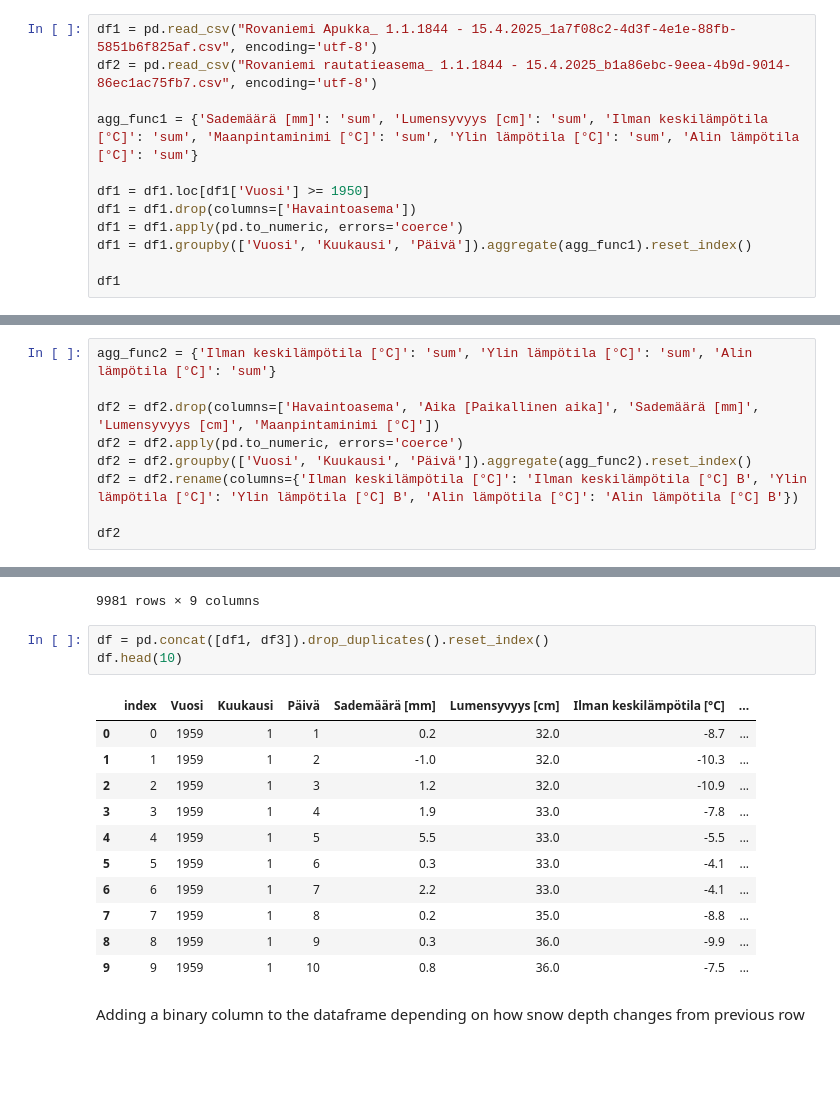
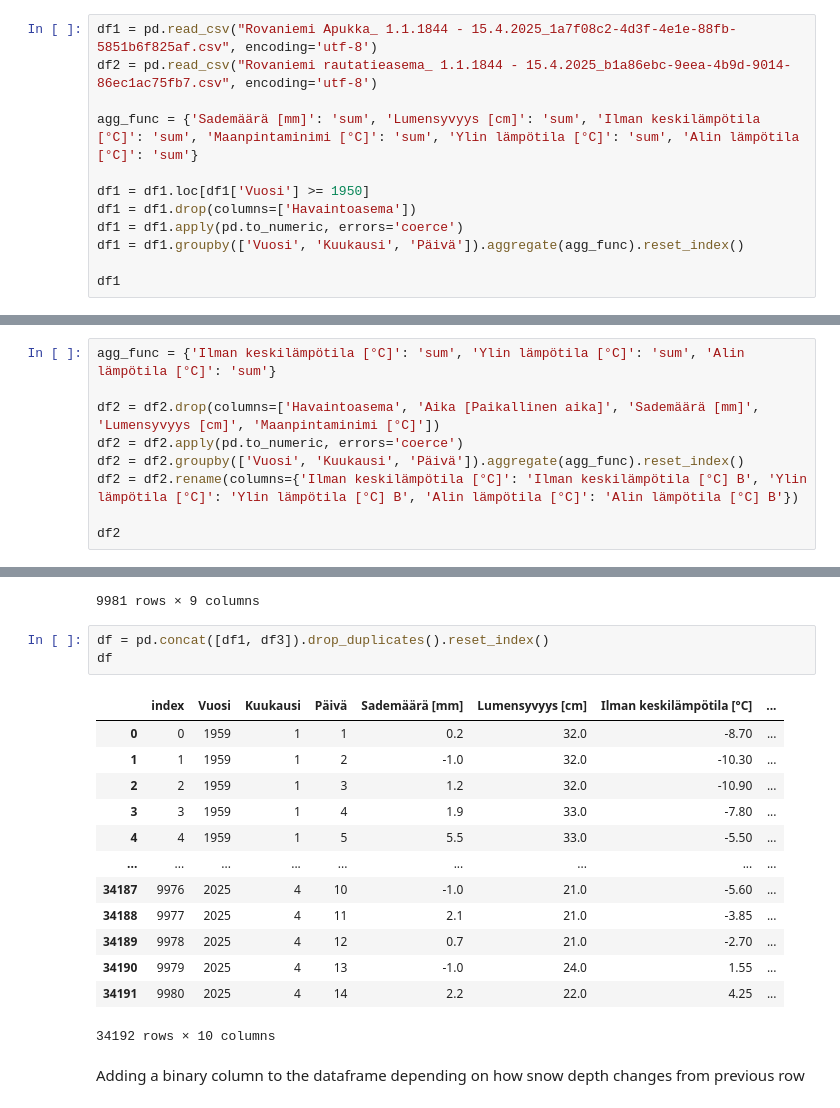
Before and after one commit to ValtsuL1/data-analytics, a Jupyter notebook: assignment_4/bonus.ipynb, the cells around one changed output, grey strips where cells are left out. Drawn from its saved outputs; the diff is of its cells as text; blank space fills up the shorter version.

```diff
--- a/assignment_4/bonus.ipynb
+++ b/assignment_4/bonus.ipynb
@@ -10,12 +10,12 @@ Data preprocessing and merging
 df1 = pd.read_csv("Rovaniemi Apukka_ 1.1.1844 - 15.4.2025_1a7f08c2-4d3f-4e1e-88fb-5851b6f825af.csv", encoding='utf-8')
 df2 = pd.read_csv("Rovaniemi rautatieasema_ 1.1.1844 - 15.4.2025_b1a86ebc-9eea-4b9d-9014-86ec1ac75fb7.csv", encoding='utf-8')
 
-agg_func1 = {'Sademäärä [mm]': 'sum', 'Lumensyvyys [cm]': 'sum', 'Ilman keskilämpötila [°C]': 'sum', 'Maanpintaminimi [°C]': 'sum', 'Ylin lämpötila [°C]': 'sum', 'Alin lämpötila [°C]': 'sum'}
+agg_func = {'Sademäärä [mm]': 'sum', 'Lumensyvyys [cm]': 'sum', 'Ilman keskilämpötila [°C]': 'sum', 'Maanpintaminimi [°C]': 'sum', 'Ylin lämpötila [°C]': 'sum', 'Alin lämpötila [°C]': 'sum'}
 
 df1 = df1.loc[df1['Vuosi'] >= 1950]
 df1 = df1.drop(columns=['Havaintoasema'])
 df1 = df1.apply(pd.to_numeric, errors='coerce')
-df1 = df1.groupby(['Vuosi', 'Kuukausi', 'Päivä']).aggregate(agg_func1).reset_index()
+df1 = df1.groupby(['Vuosi', 'Kuukausi', 'Päivä']).aggregate(agg_func).reset_index()
 
 df1
 # %% [output]
@@ -33,11 +33,11 @@ df1
 | 24211 | 2025 | 4 | 15 | 0.0 | 17.0 | 0.0 | ... |
 24212 rows × 9 columns
 # %%
-agg_func2 = {'Ilman keskilämpötila [°C]': 'sum', 'Ylin lämpötila [°C]': 'sum', 'Alin lämpötila [°C]': 'sum'}
+agg_func = {'Ilman keskilämpötila [°C]': 'sum', 'Ylin lämpötila [°C]': 'sum', 'Alin lämpötila [°C]': 'sum'}
 
 df2 = df2.drop(columns=['Havaintoasema', 'Aika [Paikallinen aika]', 'Sademäärä [mm]', 'Lumensyvyys [cm]', 'Maanpintaminimi [°C]'])
 df2 = df2.apply(pd.to_numeric, errors='coerce')
-df2 = df2.groupby(['Vuosi', 'Kuukausi', 'Päivä']).aggregate(agg_func2).reset_index()
+df2 = df2.groupby(['Vuosi', 'Kuukausi', 'Päivä']).aggregate(agg_func).reset_index()
 df2 = df2.rename(columns={'Ilman keskilämpötila [°C]': 'Ilman keskilämpötila [°C] B', 'Ylin lämpötila [°C]': 'Ylin lämpötila [°C] B', 'Alin lämpötila [°C]': 'Alin lämpötila [°C] B'})
 
 df2
@@ -79,19 +79,21 @@ df3
 9981 rows × 9 columns
 # %%
 df = pd.concat([df1, df3]).drop_duplicates().reset_index()
-df.head(10)
+df
 # %% [output]
 |  | index | Vuosi | Kuukausi | Päivä | Sademäärä [mm] | Lumensyvyys [cm] | Ilman keskilämpötila [°C] | ... |
-| 0 | 0 | 1959 | 1 | 1 | 0.2 | 32.0 | -8.7 | ... |
-| 1 | 1 | 1959 | 1 | 2 | -1.0 | 32.0 | -10.3 | ... |
-| 2 | 2 | 1959 | 1 | 3 | 1.2 | 32.0 | -10.9 | ... |
-| 3 | 3 | 1959 | 1 | 4 | 1.9 | 33.0 | -7.8 | ... |
-| 4 | 4 | 1959 | 1 | 5 | 5.5 | 33.0 | -5.5 | ... |
-| 5 | 5 | 1959 | 1 | 6 | 0.3 | 33.0 | -4.1 | ... |
-| 6 | 6 | 1959 | 1 | 7 | 2.2 | 33.0 | -4.1 | ... |
-| 7 | 7 | 1959 | 1 | 8 | 0.2 | 35.0 | -8.8 | ... |
-| 8 | 8 | 1959 | 1 | 9 | 0.3 | 36.0 | -9.9 | ... |
-| 9 | 9 | 1959 | 1 | 10 | 0.8 | 36.0 | -7.5 | ... |
+| 0 | 0 | 1959 | 1 | 1 | 0.2 | 32.0 | -8.70 | ... |
+| 1 | 1 | 1959 | 1 | 2 | -1.0 | 32.0 | -10.30 | ... |
+| 2 | 2 | 1959 | 1 | 3 | 1.2 | 32.0 | -10.90 | ... |
+| 3 | 3 | 1959 | 1 | 4 | 1.9 | 33.0 | -7.80 | ... |
+| 4 | 4 | 1959 | 1 | 5 | 5.5 | 33.0 | -5.50 | ... |
+| ... | ... | ... | ... | ... | ... | ... | ... | ... |
+| 34187 | 9976 | 2025 | 4 | 10 | -1.0 | 21.0 | -5.60 | ... |
+| 34188 | 9977 | 2025 | 4 | 11 | 2.1 | 21.0 | -3.85 | ... |
+| 34189 | 9978 | 2025 | 4 | 12 | 0.7 | 21.0 | -2.70 | ... |
+| 34190 | 9979 | 2025 | 4 | 13 | -1.0 | 24.0 | 1.55 | ... |
+| 34191 | 9980 | 2025 | 4 | 14 | 2.2 | 22.0 | 4.25 | ... |
+34192 rows × 10 columns
 # %% [markdown]
 Adding a binary column to the dataframe depending on how snow depth changes from previous row
 # %%
```
Also changed, not shown: parts of 1 cell of this notebook.
